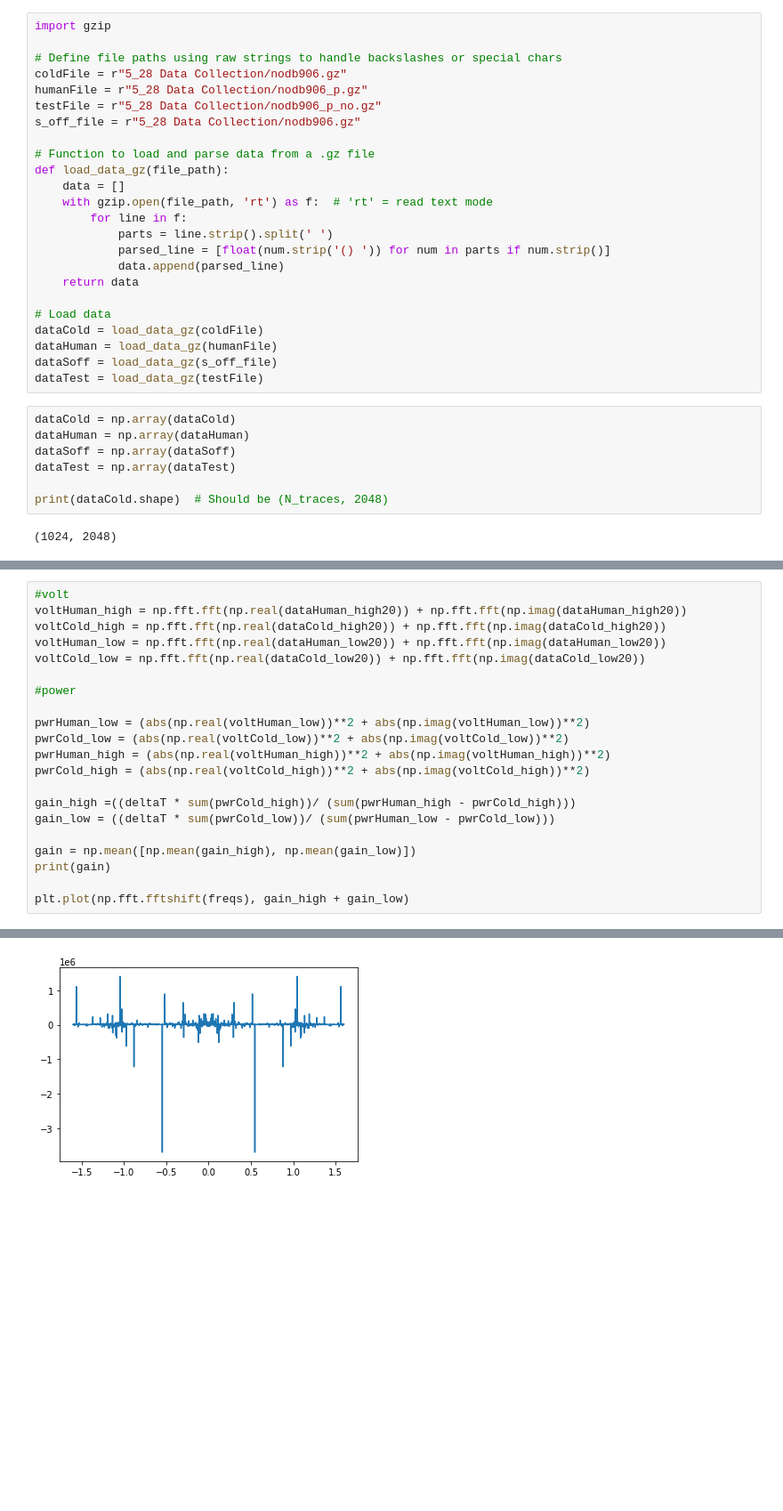
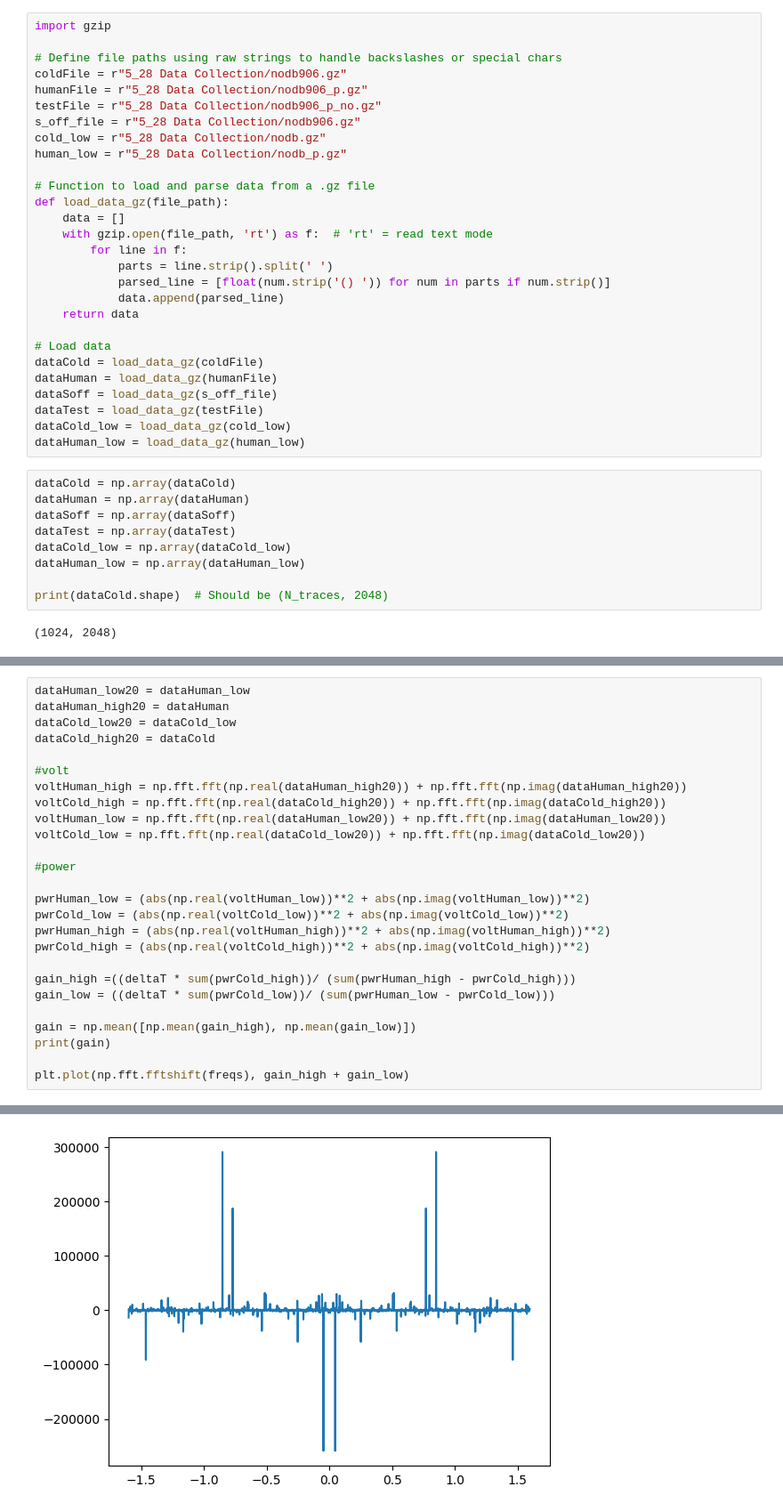
Before and after one commit to HGipson-W/APLHornRadioLab, a Jupyter notebook: Untitled.ipynb, the cells around one changed output, grey strips where cells are left out. Shown: that part at 89% size. Cells and saved outputs as stored; diff of their text form; blank space fills up the shorter version.

```diff
--- a/Untitled.ipynb
+++ b/Untitled.ipynb
@@ -11,6 +11,8 @@ coldFile = r"5_28 Data Collection/nodb906.gz"
 humanFile = r"5_28 Data Collection/nodb906_p.gz"
 testFile = r"5_28 Data Collection/nodb906_p_no.gz"
 s_off_file = r"5_28 Data Collection/nodb906.gz"
+cold_low = r"5_28 Data Collection/nodb.gz"
+human_low = r"5_28 Data Collection/nodb_p.gz"
 
 # Function to load and parse data from a .gz file
 def load_data_gz(file_path):
@@ -27,11 +29,15 @@ dataCold = load_data_gz(coldFile)
 dataHuman = load_data_gz(humanFile)
 dataSoff = load_data_gz(s_off_file)
 dataTest = load_data_gz(testFile)
+dataCold_low = load_data_gz(cold_low)
+dataHuman_low = load_data_gz(human_low)
 # %%
 dataCold = np.array(dataCold)
 dataHuman = np.array(dataHuman)
 dataSoff = np.array(dataSoff)
 dataTest = np.array(dataTest)
+dataCold_low = np.array(dataCold_low)
+dataHuman_low = np.array(dataHuman_low)
 
 print(dataCold.shape)  # Should be (N_traces, 2048)
 # %% [output]
@@ -98,4 +94,9 @@ FileNotFoundError: feb16_data/hornCOLD_1419_906MHzLO_signalRF_maxSamp not found.
 # %%
+dataHuman_low20 = dataHuman_low
+dataHuman_high20 = dataHuman
+dataCold_low20 = dataCold_low
+dataCold_high20 = dataCold
+
 #volt
 voltHuman_high = np.fft.fft(np.real(dataHuman_high20)) + np.fft.fft(np.imag(dataHuman_high20))
 voltCold_high = np.fft.fft(np.real(dataCold_high20)) + np.fft.fft(np.imag(dataCold_high20))
@@ -121,2 +122,2 @@ plt.plot(np.fft.fftshift(freqs), gain_high + gain_low)
 [<matplotlib.lines.Line2D at 0x...>]
-[figure, old version]
+[figure, new version]
```
Also changed, not shown: parts of 26 cells of this notebook.
